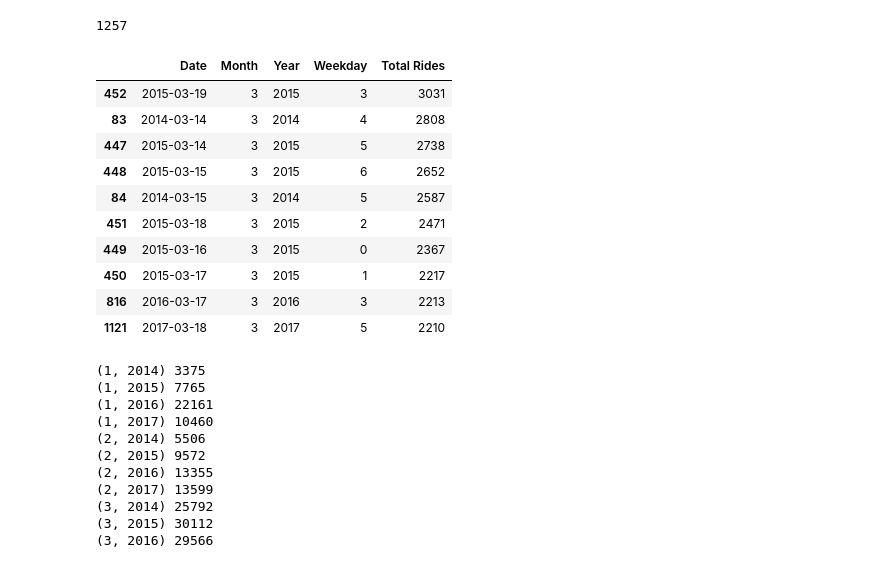
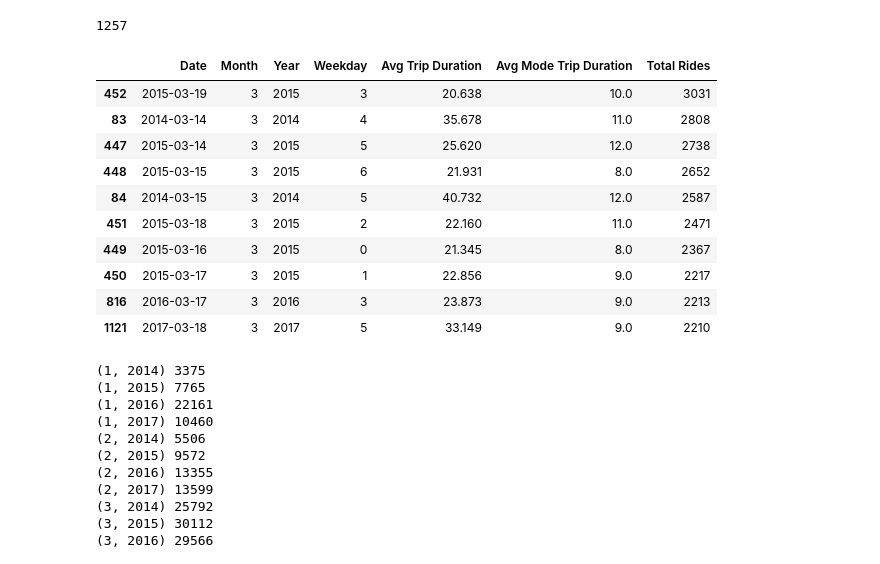
Before and after one commit to danny305/Austin-bike-project, a Jupyter notebook: Danny_Feature_Engr.ipynb, the cells around one changed output. Drawn from its saved outputs; the diff is of its cells as text; code cells hidden in the pictures.

Commit message:
Created csv that has avg trip duration and avg mode for trip duration by day.

```diff
--- a/Danny_Feature_Engr.ipynb
+++ b/Danny_Feature_Engr.ipynb
@@ -147,10 +147,11 @@ rides_each_day = cycle_df.groupby('Checkout Date')
 
 # total_rides = []
 # for index,(date, group) in enumerate(rides_each_day):
-#     print(date.date(), len(group))
+#     print(date.date(), len(group),
+#           group['Trip Duration Minutes'].mode().mean())
 #     print(group['Checkout Kiosk'].value_counts())
 #     #total_rides.append(len(group))
-#     if index == 1:
+#    if index == 1:
 #         break
 
 # print(len(cycle_df))
@@ -172,46 +173,52 @@ rides_each_day = cycle_df.groupby('Checkout Date')
 #                                          group['Return Kiosk'].value_counts()
 #                                         )
 #                                     )
 # ],
 #     columns=['Date','Month','Year','Weekday',
 #             'Checkout Kiosk', "Checkout Counts",
 #             'Return Kiosk', "Return Counts",
 #             'Total Rides'])
 
 
 day_stats = pd.DataFrame(
 [
     (date.date(),date.date().month, date.date().year, date.weekday(),
      group['Checkout Kiosk'].value_counts().index[0],
      group['Checkout Kiosk'].value_counts()[0],
      group['Return Kiosk'].value_counts().index[0],
      group['Return Kiosk'].value_counts()[0],
-     len(group))
+     round(group['Trip Duration Minutes'].mean(),3),
+     group['Trip Duration Minutes'].mode().mean(),
+     len(group),
+    )
     for date,group in rides_each_day
 ],
     columns=['Date','Month','Year','Weekday',
             'MP Checkout Kiosk', " MP Checkout Counts",
             'MP Return Kiosk', "MP Return Counts",
+             'Avg Trip Duration', 'Avg Mode Trip Duration',
             'Total Rides'])
 
-day_stats = day_stats[['Date','Month','Year','Weekday','Total Rides']]
+day_stats = day_stats[['Date','Month','Year','Weekday',
+                       'Avg Trip Duration', 'Avg Mode Trip Duration',
+                       'Total Rides']]
 day_stats['Date'] = pd.to_datetime(
     day_stats['Date'], infer_datetime_format=True
     ).dt.normalize()
 
 day_stats.sort_values('Total Rides', ascending=False).head(10)
 # %% [output]
-|  | Date | Month | Year | Weekday | Total Rides |
-| 452 | 2015-03-19 | 3 | 2015 | 3 | 3031 |
-| 83 | 2014-03-14 | 3 | 2014 | 4 | 2808 |
-| 447 | 2015-03-14 | 3 | 2015 | 5 | 2738 |
-| 448 | 2015-03-15 | 3 | 2015 | 6 | 2652 |
-| 84 | 2014-03-15 | 3 | 2014 | 5 | 2587 |
-| 451 | 2015-03-18 | 3 | 2015 | 2 | 2471 |
-| 449 | 2015-03-16 | 3 | 2015 | 0 | 2367 |
-| 450 | 2015-03-17 | 3 | 2015 | 1 | 2217 |
-| 816 | 2016-03-17 | 3 | 2016 | 3 | 2213 |
-| 1121 | 2017-03-18 | 3 | 2017 | 5 | 2210 |
+|  | Date | Month | Year | Weekday | Avg Trip Duration | Avg Mode Trip Duration | Total Rides |
+| 452 | 2015-03-19 | 3 | 2015 | 3 | 20.638 | 10.0 | 3031 |
+| 83 | 2014-03-14 | 3 | 2014 | 4 | 35.678 | 11.0 | 2808 |
+| 447 | 2015-03-14 | 3 | 2015 | 5 | 25.620 | 12.0 | 2738 |
+| 448 | 2015-03-15 | 3 | 2015 | 6 | 21.931 | 8.0 | 2652 |
+| 84 | 2014-03-15 | 3 | 2014 | 5 | 40.732 | 12.0 | 2587 |
+| 451 | 2015-03-18 | 3 | 2015 | 2 | 22.160 | 11.0 | 2471 |
+| 449 | 2015-03-16 | 3 | 2015 | 0 | 21.345 | 8.0 | 2367 |
+| 450 | 2015-03-17 | 3 | 2015 | 1 | 22.856 | 9.0 | 2217 |
+| 816 | 2016-03-17 | 3 | 2016 | 3 | 23.873 | 9.0 | 2213 |
+| 1121 | 2017-03-18 | 3 | 2017 | 5 | 33.149 | 9.0 | 2210 |
 # %%
 rides_each_month = cycle_df.groupby(['Month','Year'])
 
```
Also changed, not shown: parts of 5 cells of this notebook, 1 other file.
